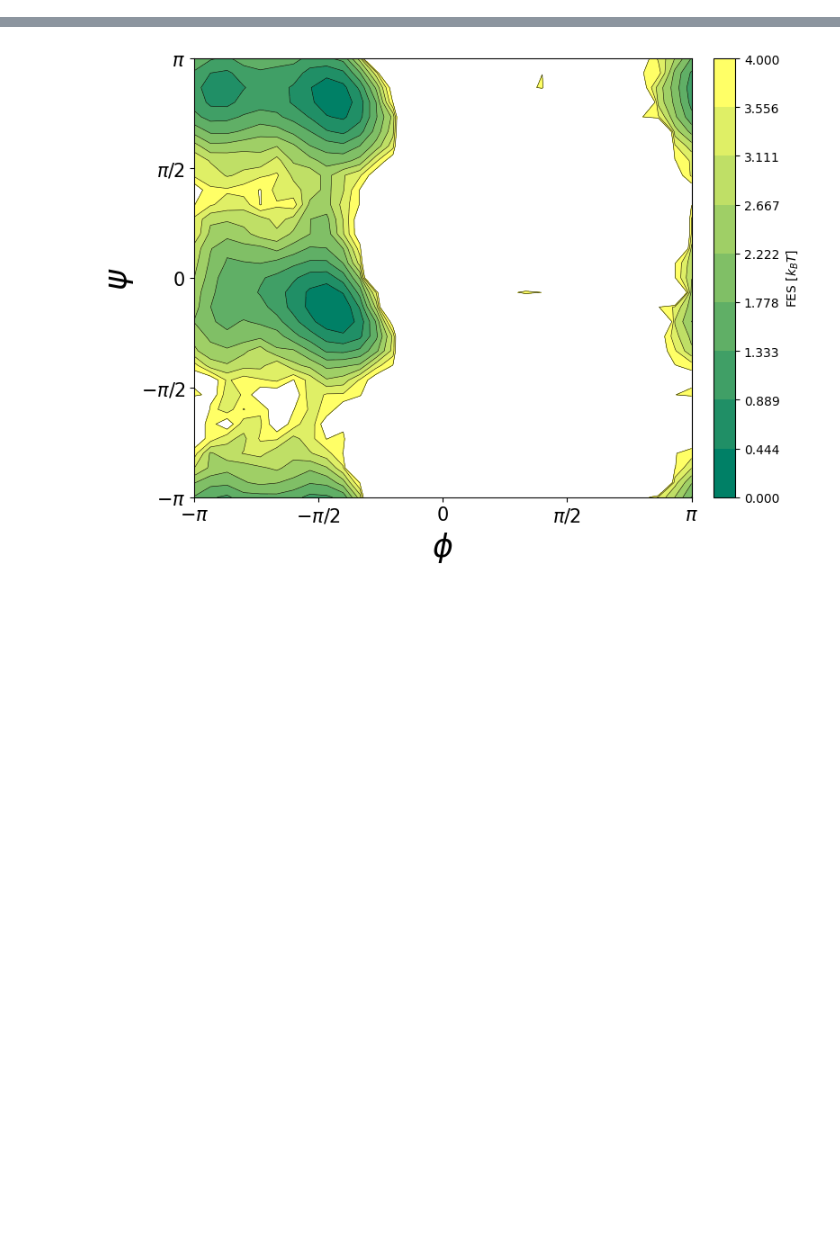
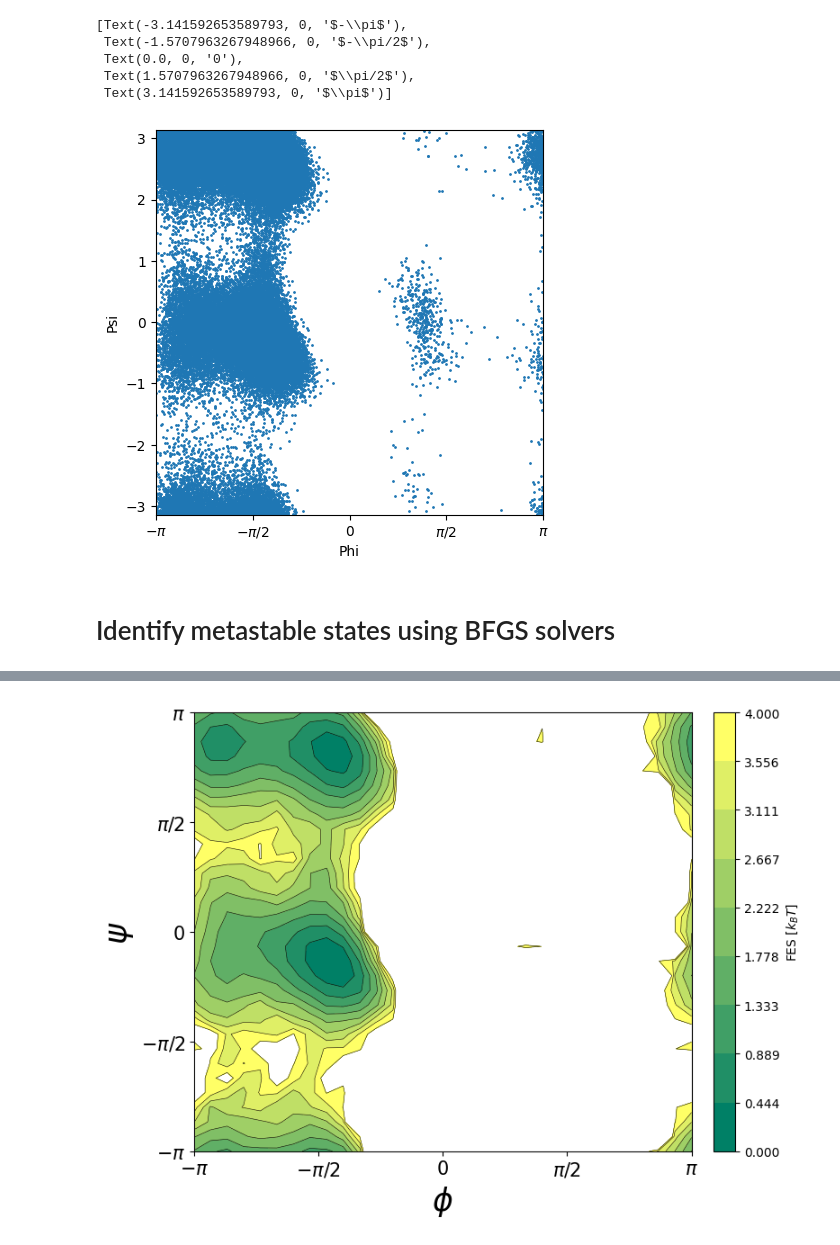
Before and after one commit to goharalisiddiqui/surrogate-dynamics, a Jupyter notebook: data_generation/plots.ipynb, the cells around one changed output, grey strips where cells are left out. Saved outputs shown, nothing was run; the diff lists cells and outputs as text; code cells hidden in the pictures; blank space fills up the shorter version.

```diff
--- a/data_generation/plots.ipynb
+++ b/data_generation/plots.ipynb
@@ -27,0 +58,19 @@ psi = Rama.angles[:, 0, 1] / 180 * np.pi
+# %%
+fig, ax = plt.subplots(1, 1, figsize=(5,5))
+
+ax.scatter(phi, psi, s=1)
+ax.set_xlabel("Phi")
+ax.set_ylabel("Psi")
+ax.set_xlim([-np.pi, np.pi])
+ax.set_ylim([-np.pi, np.pi])
+ax.set_xticks([-np.pi, -np.pi/2, 0, np.pi/2, np.pi])
+ax.set_xticklabels([r'$-\pi$', r'$-\pi/2$', '0', r'$\pi/2$', r'$\pi$'])
+# %% [output]
+[Text(-3.141592653589793, 0, '$-\\pi$'),
+ Text(-1.5707963267948966, 0, '$-\\pi/2$'),
+ Text(0.0, 0, '0'),
+ Text(1.5707963267948966, 0, '$\\pi/2$'),
+ Text(3.141592653589793, 0, '$\\pi$')]
+[figure, added]
+# %% [markdown]
+# Identify metastable states using BFGS solvers
```
Also changed, not shown: parts of 16 cells of this notebook, 11 other files.
